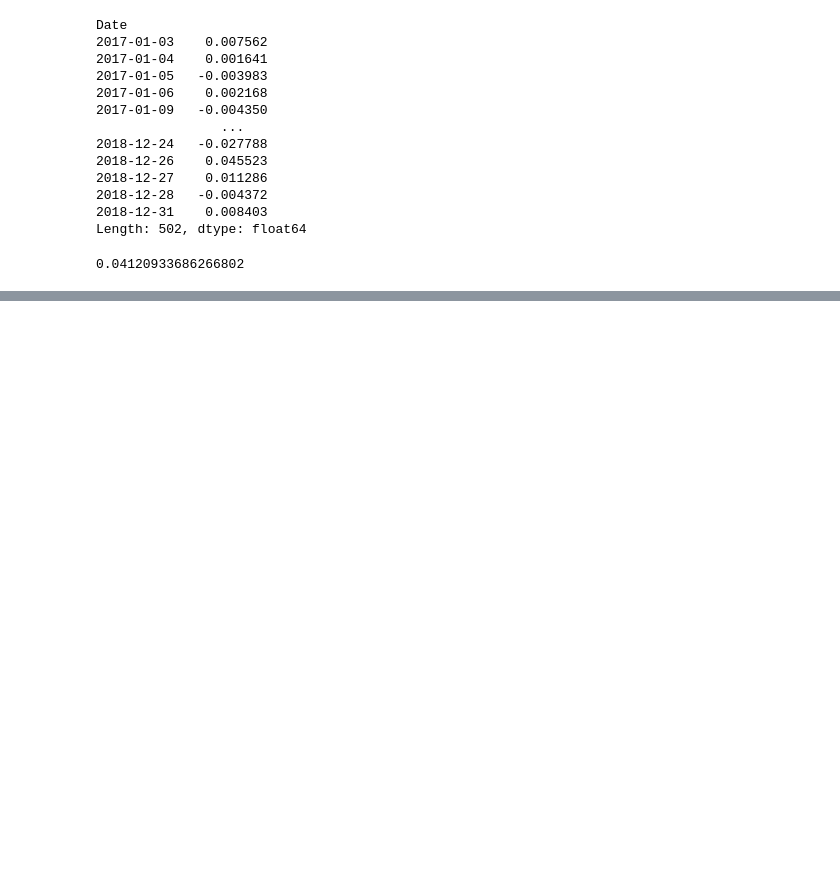
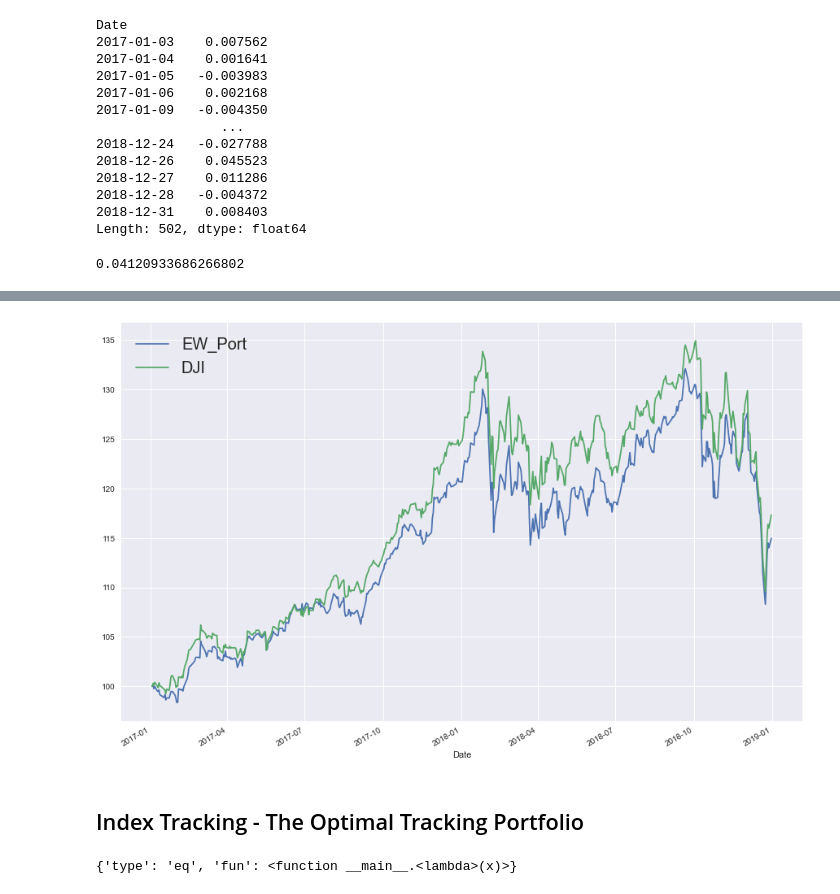
Before and after one commit to cmj123/index_tracking_forward_testing, a Jupyter notebook: index_tracking.ipynb, the cells around one changed output, grey strips where cells are left out. Drawn from its saved outputs; the diff is of its cells as text; code cells hidden in the pictures; blank space fills up the shorter version.

Commit message:
Completed optimal tracking portfolio

```diff
--- a/index_tracking.ipynb
+++ b/index_tracking.ipynb
@@ -411,3 +411,6 @@ def tracking_error(weights):
 tracking_error(eweights)
 # %% [output]
 0.04120933686266802
+# %%
+ew_port = port_ref(eweights)[1:].add(1).cumprod().mul(100)
+ew_port
@@ -413,0 +431,4 @@ tracking_error(eweights)
+# %%
+norm_track["EW_Port"] = ew_port
+norm_track.iloc[0, -1] = 100
+norm_track
@@ -413,0 +467,8 @@ tracking_error(eweights)
+# %%
+norm_track[["EW_Port", "DJI"]].plot(figsize=(15,10))
+plt.legend(fontsize=20, loc=2)
+plt.show()
+# %% [output]
+[figure, added]
+# %% [markdown]
+## Index Tracking - The Optimal Tracking Portfolio
@@ -413,0 +477,6 @@ tracking_error(eweights)
+# %%
+# constraint: weights weights must sum up to 1 -> sum of weights -1 = 0
+cons = ({"type":"eq", "fun":lambda x: np.sum(x)-1})
+cons
+# %% [output]
+{'type': 'eq', 'fun': <function __main__.<lambda>(x)>}
```
Also changed, not shown: parts of 16 cells of this notebook.
